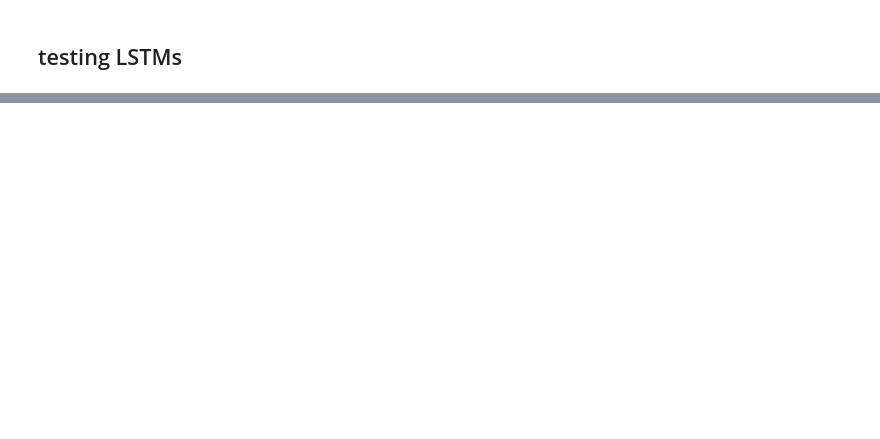
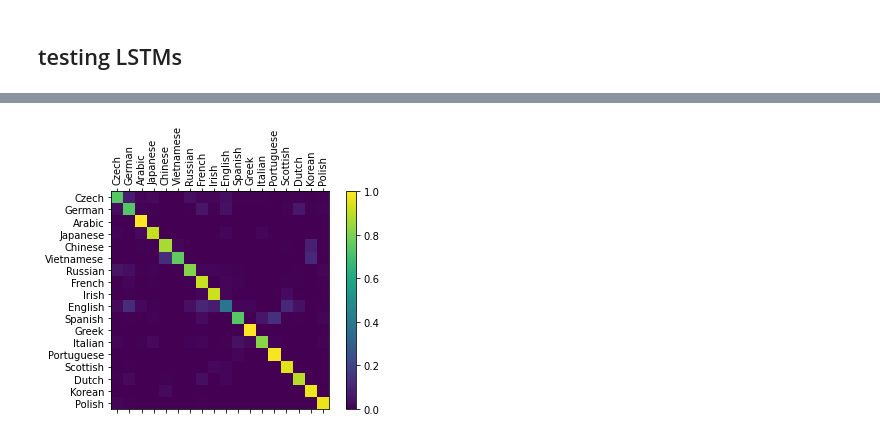
Before and after one commit to nbora0911/chatbot, a Jupyter notebook: learning/rnn-with-pytorch.ipynb, the cells around one changed output, grey strips where cells are left out. Cells and saved outputs as stored; diff of their text form; code cells hidden in the pictures; blank space fills up the shorter version.

Commit message:
first learning lstm

```diff
--- a/learning/rnn-with-pytorch.ipynb
+++ b/learning/rnn-with-pytorch.ipynb
@@ -339,30 +341,36 @@ class lstm_test(nn.Module):
     def __init__(self, input_size, hidden_size, output_size):
         super().__init__()
         self.hidden_size = hidden_size
-        self.lstm_layer = nn.LSTM(input_size, hidden_size,  num_layers= 2, batch_first=True)
+        self.lstm_layer = nn.LSTM(input_size, hidden_size,  num_layers= 1, batch_first=True)
         self.linear = nn.Linear(hidden_size, output_size)
+        self.softmax = nn.LogSoftmax(dim=2)
 
-    def forward(self, input):
-        output, (h_n, c_n) = self.lstm_layer(input)
-        output = self.linear(output)
-        return output.view(1, -1)
+    def forward(self, input, hidden):
+        output, hidden = self.lstm_layer(input, hidden)
+        output = self.linear(hidden[0])
+        output = self.softmax(output)
+        return output, hidden
 
-lstm_test = lstm_test(n_letters, n_hidden, n_categories)
+    def init_hidden(self):
+        return (torch.zeros(1, 1, self.hidden_size), torch.zeros(1, 1, self.hidden_size))
+
 # input side in n_letters because we are one-hot encoding all the letters
 # %%
 def train_lstm(category_tensor, line_tensor):
 
-    lstm_test.zero_grad()
+    hidden = lstm.init_hidden()
 
-    for i in range(line_tensor.size()[0]):
-        output = lstm_test(line_tensor[i].view(1,1,-1))
+    lstm.zero_grad()
 
-    loss = criterion(output, category_tensor)
+    for i in range(0, line_tensor.size()[0]):
+        output, hidden = lstm.forward(line_tensor[i].view(1,1,-1), hidden)
+
+    loss = criterion(output[0], category_tensor)
     loss.backward()
 
     # add parameter gradients to their values
 
-    for p in lstm_test.parameters():
+    for p in lstm.parameters():
         p.data.add_(p.grad.data, alpha=-1*learning_rate)
 
     return output, loss.item()
@@ -368,0 +379,2 @@ def train_lstm(category_tensor, line_tensor):
+# %%
+lstm = lstm_test(n_letters, n_hidden, n_categories)
@@ -370,7 +409,7 @@ def train_lstm(category_tensor, line_tensor):
 import time
 import math
 
-n_iters = 100000
+n_iters = 150000
 print_every = 5000
 plot_every = 1000
 
@@ -437,38 +476,42 @@ n_confusion = 10000
 # Just return an output given a line
 def evaluate(line_tensor):
 
+
+    hidden = lstm.init_hidden()
     for i in range(line_tensor.size()[0]):
-        output = lstm_test(line_tensor[i].view(1,1,-1))
+        output, hidden = lstm(line_tensor[i].view(1,1,-1), hidden)
 
     return output
 
 # Go through a bunch of examples and record which are correctly guessed
 for i in range(n_confusion):
     category, line, category_tensor, line_tensor = randomTrainingExample()
     output = evaluate(line_tensor)
     guess, guess_i = categoryFromOutput(output)
     category_i = all_categories.index(category)
     confusion[category_i][guess_i] += 1
 
 # Normalize by dividing every row by its sum
 for i in range(n_categories):
     confusion[i] = confusion[i] / confusion[i].sum()
 
 # Set up plot
 fig = plt.figure()
 ax = fig.add_subplot(111)
 cax = ax.matshow(confusion.numpy())
 fig.colorbar(cax)
 
 # Set up axes
 ax.set_xticklabels([''] + all_categories, rotation=90)
 ax.set_yticklabels([''] + all_categories)
 
 # Force label at every tick
 ax.xaxis.set_major_locator(ticker.MultipleLocator(1))
 ax.yaxis.set_major_locator(ticker.MultipleLocator(1))
 
 # sphinx_gallery_thumbnail_number = 2
 plt.show()
+# %% [output]
+[figure, added]
 # %% [markdown]
 ### Exercises
```
Also changed, not shown: parts of 16 cells of this notebook.
